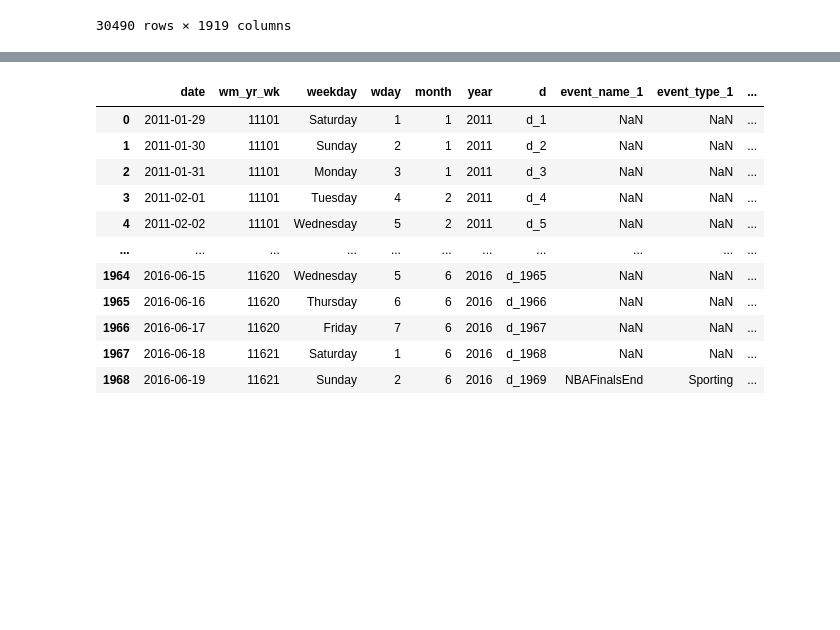
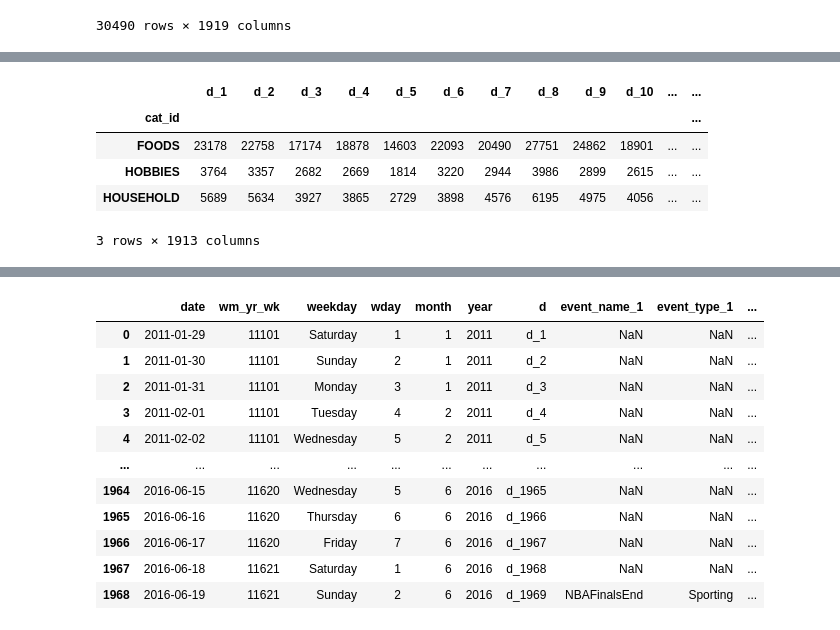
Before and after one commit to team2point0/M5-Forecasting, a Jupyter notebook: eda.ipynb, the cells around one changed output, grey strips where cells are left out. Saved outputs shown, nothing was run; the diff lists cells and outputs as text; code cells hidden in the pictures; blank space fills up the shorter version.

```diff
--- a/eda.ipynb
+++ b/eda.ipynb
@@ -28,0 +36,9 @@ df
+# %%
+df.groupby(['cat_id']).sum()
+# %% [output]
+|  | d_1 | d_2 | d_3 | d_4 | d_5 | d_6 | d_7 | d_8 | d_9 | d_10 | ... | ... |
+| cat_id |  |  |  |  |  |  |  |  |  |  |  | ... |
+| FOODS | 23178 | 22758 | 17174 | 18878 | 14603 | 22093 | 20490 | 27751 | 24862 | 18901 | ... | ... |
+| HOBBIES | 3764 | 3357 | 2682 | 2669 | 1814 | 3220 | 2944 | 3986 | 2899 | 2615 | ... | ... |
+| HOUSEHOLD | 5689 | 5634 | 3927 | 3865 | 2729 | 3898 | 4576 | 6195 | 4975 | 4056 | ... | ... |
+3 rows × 1913 columns
```
Also changed, not shown: parts of 6 cells of this notebook.
